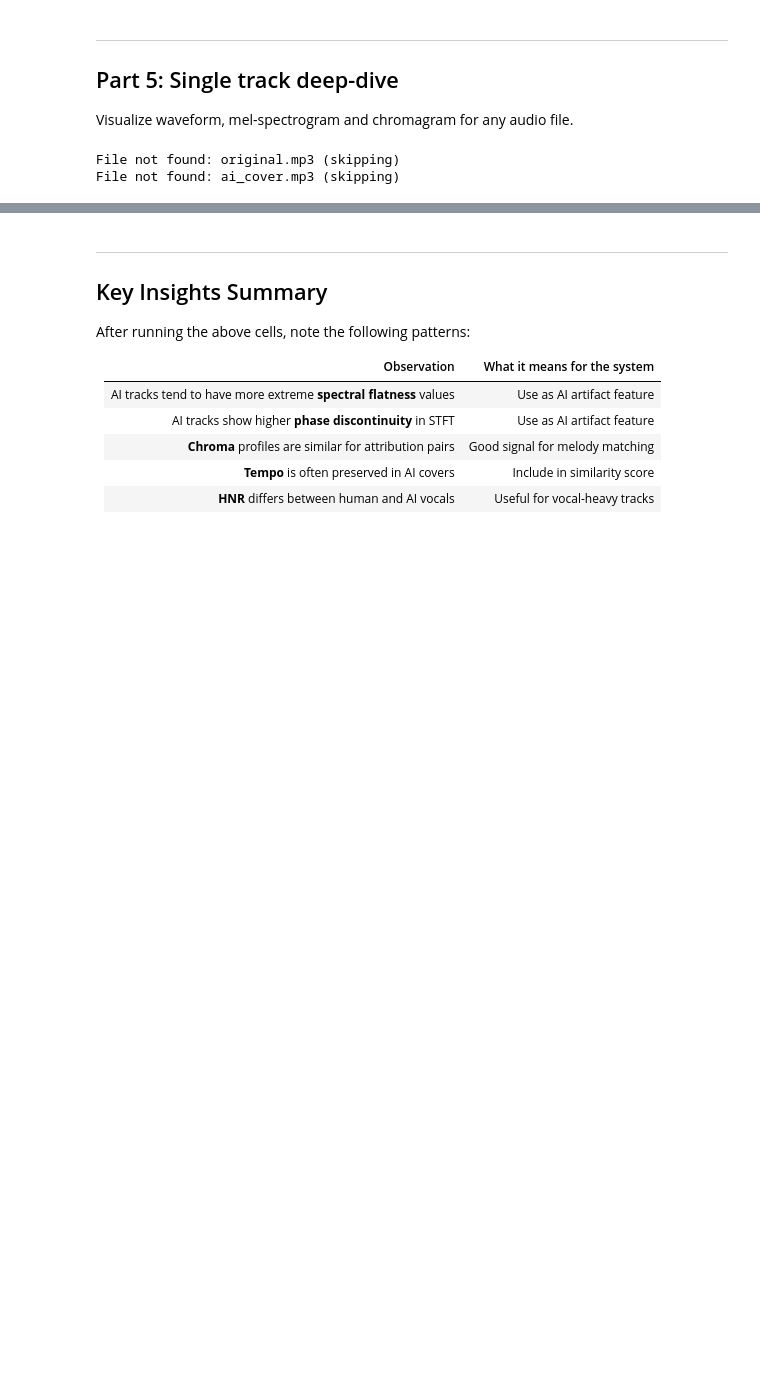
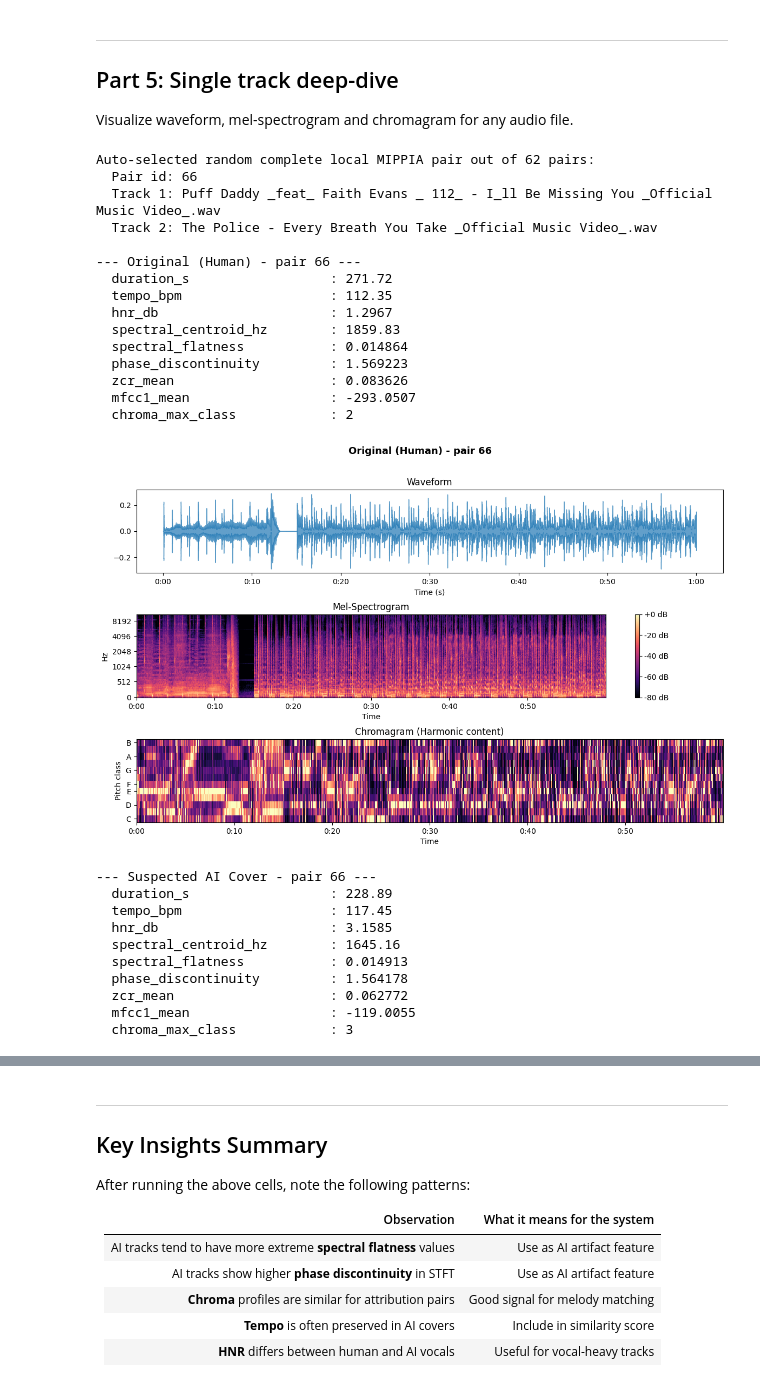
Before and after one commit to BesianaAgko/AI_Generated_song_detection, a Jupyter notebook: data_exploration.ipynb, the cells around one changed output, grey strips where cells are left out. Saved outputs shown, nothing was run; the diff lists cells and outputs as text; code cells hidden in the pictures; blank space fills up the shorter version.

Commit message:
random pair selection

```diff
--- a/data_exploration.ipynb
+++ b/data_exploration.ipynb
@@ -666,9 +666,11 @@ Visualize waveform, mel-spectrogram and chromagram for any audio file.
 # Auto-select a local pair for deep-dive, with optional manual override
 from pathlib import Path
 import os
+import random
 
 TRACK_ORIGINAL = None
 TRACK_AI = None
+RANDOM_SEED = None  # set an int for reproducible random pair selection
 
 selected_tracks = []
 
@@ -686,40 +688,68 @@ else:
             key=lambda p: int(p.name) if p.name.isdigit() else p.name,
         )
 
-        chosen_pair = None
+        complete_pairs = []
         for pair_dir in pair_dirs:
             wavs = sorted(pair_dir.glob('*.wav'))
             if len(wavs) == 2:
-                chosen_pair = wavs
-                break
+                complete_pairs.append(wavs)
 
-        if chosen_pair:
+        if complete_pairs:
+            rng = random.Random(RANDOM_SEED)
+            chosen_pair = rng.choice(complete_pairs)
             TRACK_ORIGINAL = str(chosen_pair[0])
             TRACK_AI = str(chosen_pair[1])
             selected_tracks = [
                 (TRACK_ORIGINAL, f'Original (Human) - pair {chosen_pair[0].parent.name}'),
                 (TRACK_AI, f'Suspected AI Cover - pair {chosen_pair[1].parent.name}'),
             ]
-            print('Auto-selected first complete local MIPPIA pair:')
+            print(f'Auto-selected random complete local MIPPIA pair out of {len(complete_pairs)} pairs:')
+            print(f'  Pair id: {chosen_pair[0].parent.name}')
             print(f'  Track 1: {chosen_pair[0].name}')
             print(f'  Track 2: {chosen_pair[1].name}')
+            if RANDOM_SEED is not None:
+                print(f'  Random seed: {RANDOM_SEED}')
         else:
             print('No complete MIPPIA pair found locally.')
     else:
         print('MIPPIA local dataset folder not found.')
 
 for path, label in selected_tracks:
     if os.path.exists(path):
         print(f'\n--- {label} ---')
         stats = analyze_audio(path)
         for k, v in stats.items():
             print(f'  {k:28s}: {v}')
         plot_audio_overview(path, title=label)
     else:
         print(f'File not found: {path} (skipping)')
 
 if not selected_tracks:
     print('No tracks available for deep-dive. Set TRACK_ORIGINAL/TRACK_AI manually or ensure MIPPIA is downloaded locally.')
 # %% [output]
-File not found: original.mp3 (skipping)
-File not found: ai_cover.mp3 (skipping)
+Auto-selected random complete local MIPPIA pair out of 62 pairs:
+  Pair id: 66
+  Track 1: Puff Daddy _feat_ Faith Evans _ 112_ - I_ll Be Missing You _Official Music Video_.wav
+  Track 2: The Police - Every Breath You Take _Official Music Video_.wav
+
+--- Original (Human) - pair 66 ---
+  duration_s                  : 271.72
+  tempo_bpm                   : 112.35
+  hnr_db                      : 1.2967
+  spectral_centroid_hz        : 1859.83
+  spectral_flatness           : 0.014864
+  phase_discontinuity         : 1.569223
+  zcr_mean                    : 0.083626
+  mfcc1_mean                  : -293.0507
+  chroma_max_class            : 2
+[figure, added]
+--- Suspected AI Cover - pair 66 ---
+  duration_s                  : 228.89
+  tempo_bpm                   : 117.45
+  hnr_db                      : 3.1585
+  spectral_centroid_hz        : 1645.16
+  spectral_flatness           : 0.014913
+  phase_discontinuity         : 1.564178
+  zcr_mean                    : 0.062772
+  mfcc1_mean                  : -119.0055
+  chroma_max_class            : 3
```
Also changed, not shown: parts of 1 cell of this notebook.
